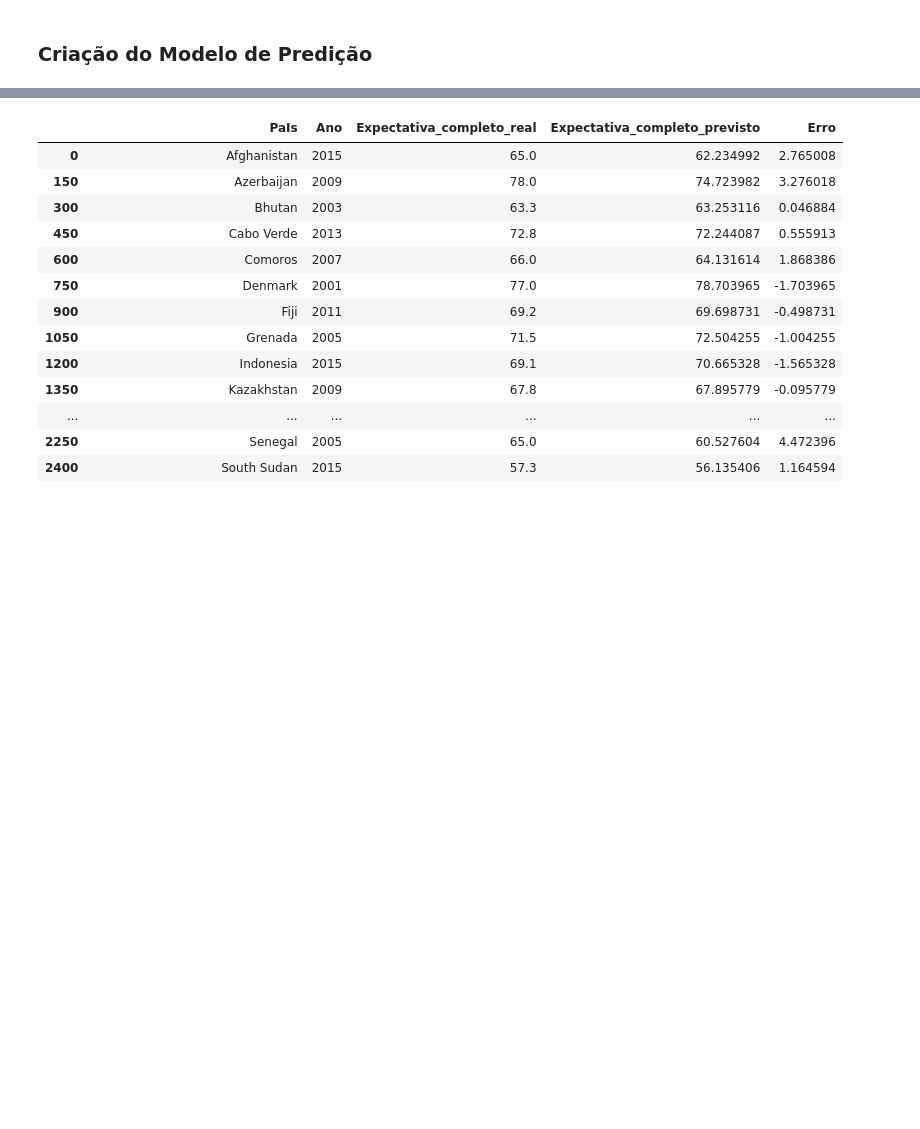
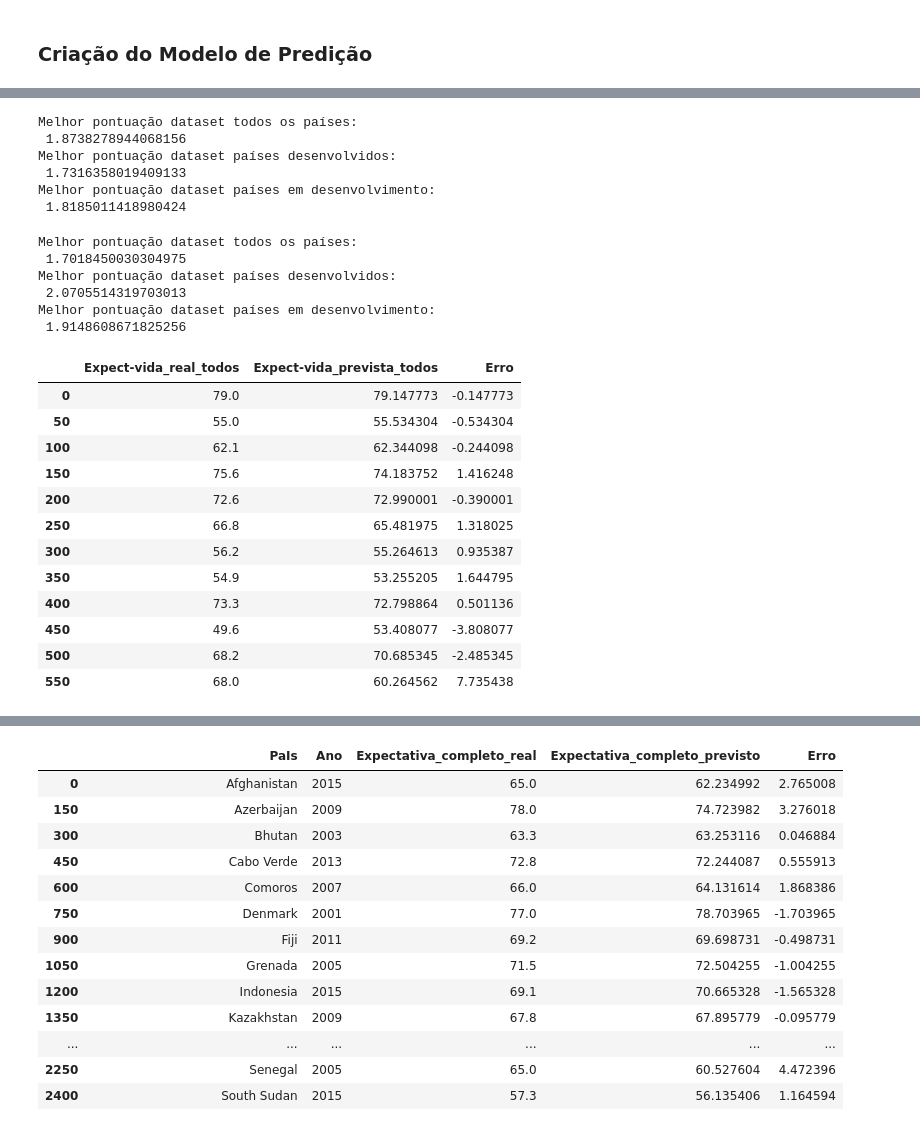
Before and after one commit to rochamarcio/Expectativa_de_vida, a Jupyter notebook: Expectativa_de_vida_modelo.ipynb, the cells around one changed output, grey strips where cells are left out. Saved outputs shown, nothing was run; the diff lists cells and outputs as text; code cells hidden in the pictures; blank space fills up the shorter version.

Commit message:
teste

```diff
--- a/Expectativa_de_vida_modelo.ipynb
+++ b/Expectativa_de_vida_modelo.ipynb
@@ -272,0 +176,11 @@ Mortes_Menores_5anos     0.022
+# %%
+x_full , y_full = preparacao (df_full)
+x_des , y_des = preparacao (df_des)
+x_emdes , y_emdes = preparacao (df_emdes)
+# %%
+X_train_full, X_test_full, Y_train_full, Y_test_full = treino_teste (x_full , y_full)
+X_train_des, X_test_des, Y_train_des, Y_test_des = treino_teste (x_des , y_des)
+X_train_emdes, X_test_emdes, Y_train_emdes, Y_test_emdes = treino_teste (x_emdes , y_emdes)
+print(X_train_full.shape)
+print (X_train_des.shape)
+print (X_train_emdes.shape)
@@ -272,0 +191,4 @@ Mortes_Menores_5anos     0.022
+# %%
+X_train_norm_full , X_train_dfnorm_full , X_test_norm_full , X_test_dfnorm_full = normalizacao(X_train_full, X_test_full)
+X_train_norm_des , X_train_dfnorm_des , X_test_norm_des , X_test_dfnorm_des = normalizacao(X_train_des, X_test_des)
+X_train_norm_emdes, X_train_dfnorm_emdes, X_test_norm_emdes, X_test_dfnorm_emdes = normalizacao(X_train_emdes, X_test_emdes)
@@ -272,0 +220,4 @@ Mortes_Menores_5anos     0.022
+# %%
+modelo_full = modelo (X_train_norm_full,Y_train_full)
+modelo_des = modelo (X_train_norm_des,Y_train_des)
+modelo_emdes = modelo (X_train_norm_emdes,Y_train_emdes)
@@ -272,0 +239,11 @@ Mortes_Menores_5anos     0.022
+# %%
+print ('Melhor pontuação dataset todos os países: \n', abs(modelo_full.best_score_))
+print('Melhor pontuação dataset países desenvolvidos: \n', abs(modelo_des.best_score_))
+print('Melhor pontuação dataset países em desenvolvimento: \n', abs(modelo_emdes.best_score_))
+# %% [output]
+Melhor pontuação dataset todos os países:
+ 1.8738278944068156
+Melhor pontuação dataset países desenvolvidos:
+ 1.7316358019409133
+Melhor pontuação dataset países em desenvolvimento:
+ 1.8185011418980424
@@ -272,0 +254,29 @@ Mortes_Menores_5anos     0.022
+# %%
+print ('Erro médio quadrático dataset todos os países: \n', metrica_full)
+print('Erro médio quadrático países desenvolvidos: \n', metrica_des)
+print('Erro médio quadrático países em desenvolvimento: \n', metrica_emdes)
+# %% [output]
+Melhor pontuação dataset todos os países:
+ 1.7018450030304975
+Melhor pontuação dataset países desenvolvidos:
+ 2.0705514319703013
+Melhor pontuação dataset países em desenvolvimento:
+ 1.9148608671825256
+# %%
+Y_pred_full = modelo_full.predict(X_test_norm_full)
+results_full = pd.DataFrame(zip(Y_test_full, Y_pred_full, Y_test_full - Y_pred_full), columns = ['Expect-vida_real_todos','Expect-vida_prevista_todos','Erro'])
+results_full[::50]
+# %% [output]
+|  | Expect-vida_real_todos | Expect-vida_prevista_todos | Erro |
+| 0 | 79.0 | 79.147773 | -0.147773 |
+| 50 | 55.0 | 55.534304 | -0.534304 |
+| 100 | 62.1 | 62.344098 | -0.244098 |
+| 150 | 75.6 | 74.183752 | 1.416248 |
+| 200 | 72.6 | 72.990001 | -0.390001 |
+| 250 | 66.8 | 65.481975 | 1.318025 |
+| 300 | 56.2 | 55.264613 | 0.935387 |
+| 350 | 54.9 | 53.255205 | 1.644795 |
+| 400 | 73.3 | 72.798864 | 0.501136 |
+| 450 | 49.6 | 53.408077 | -3.808077 |
+| 500 | 68.2 | 70.685345 | -2.485345 |
+| 550 | 68.0 | 60.264562 | 7.735438 |
```
Also changed, not shown: parts of 53 cells of this notebook, 1 other file.
